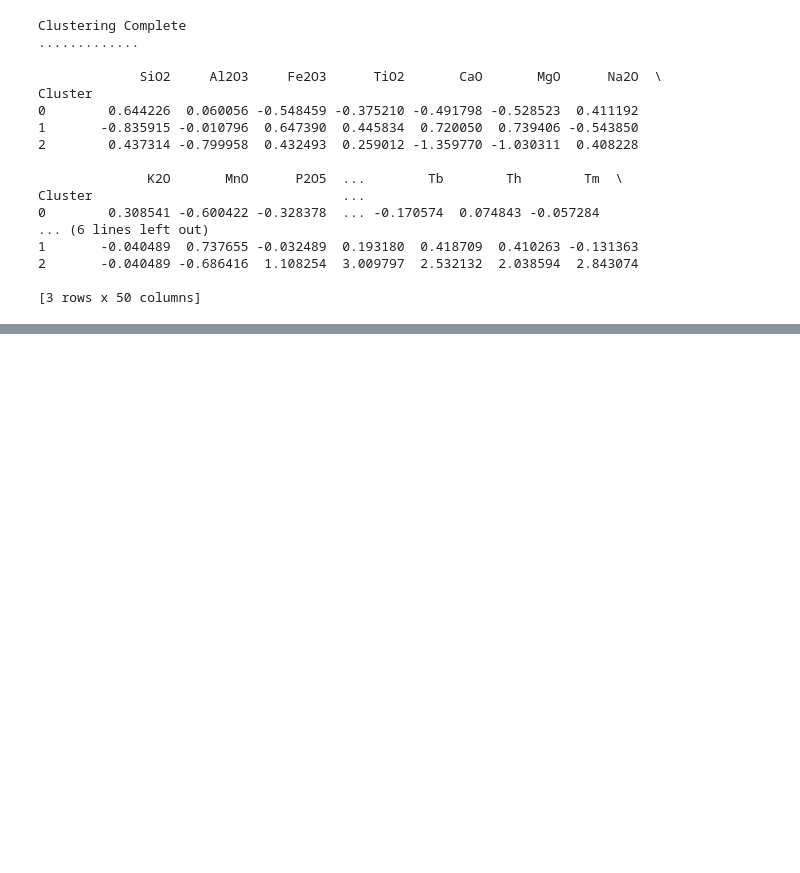
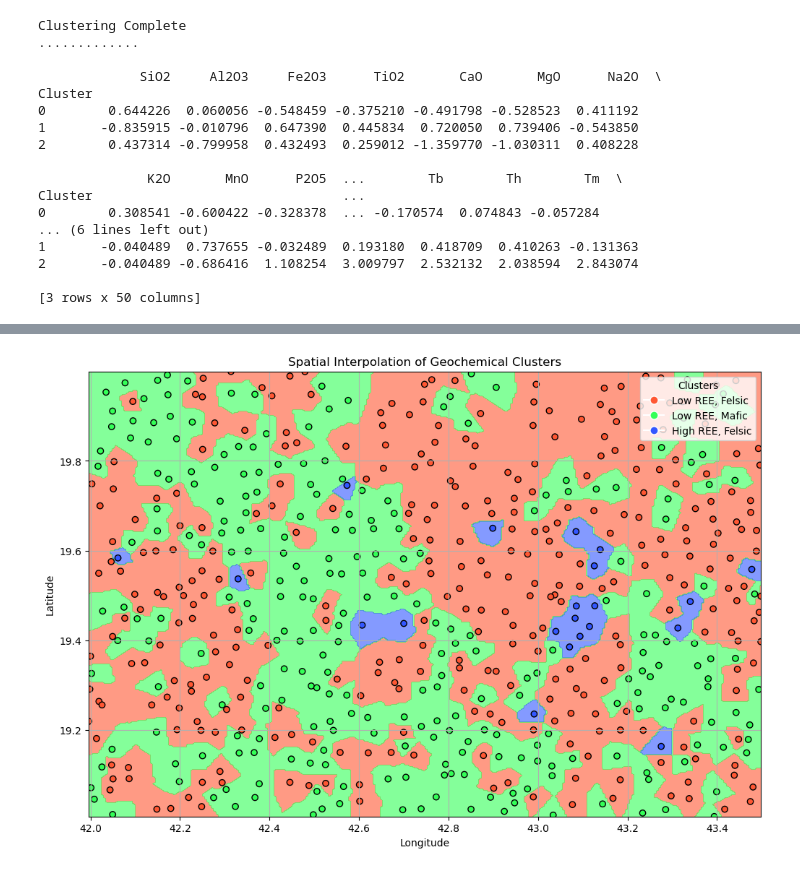
Before and after one commit to tyhowee/personal_code, a Jupyter notebook: data_analysis/saudi_data.ipynb, the cells around one changed output, grey strips where cells are left out. Saved outputs shown, nothing was run; the diff lists cells and outputs as text; code cells hidden in the pictures; blank space fills up the shorter version.

```diff
--- a/data_analysis/saudi_data.ipynb
+++ b/data_analysis/saudi_data.ipynb
@@ -398,0 +457,55 @@ gajhq_data_spatial = gajhq_data_spatial.apply(
+# %%
+# Extract spatial coordinates and cluster labels
+x = gajhq_geo_data["LONG"].values
+y = gajhq_geo_data["LAT"].values
+z = gajhq_geo_data["Cluster"].values  # Cluster labels
+
+# Define the grid for interpolation
+xi, yi = np.meshgrid(
+    np.linspace(x.min(), x.max(), 300),  # Adjust resolution
+    np.linspace(y.min(), y.max(), 300),
+)
+
+# Perform nearest neighbor interpolation
+zi = griddata((x, y), z, (xi, yi), method="nearest")
+
+# Use your custom colors for the clusters
+custom_cmap = ListedColormap([cluster_colors[i] for i in sorted(cluster_colors.keys())])
+
+# Plot the interpolated clusters
+plt.figure(figsize=(12, 8))
+plt.contourf(
+    xi,
+    yi,
+    zi,
+    levels=np.arange(len(cluster_colors) + 1) - 0.5,
+    cmap=custom_cmap,
+    alpha=0.6,
+)
+#plt.colorbar(ticks=range(len(cluster_colors)), label="Cluster")  # Add a colorbar
+plt.scatter(
+    x, y, c=z, cmap=custom_cmap, edgecolor="k", label="Sample Points"
+)  # Overlay sample points
+plt.xlabel("Longitude")
+plt.ylabel("Latitude")
+plt.title("Spatial Interpolation of Geochemical Clusters")
+plt.legend(
+    handles=[
+        plt.Line2D(
+            [0],
+            [0],
+            marker="o",
+            color="w",
+            label=cluster_names[cluster],
+            markersize=8,
+            markerfacecolor=color,
+        )
+        for cluster, color in cluster_colors.items()
+    ],
+    title="Clusters",
+    loc="upper right",
+)
+plt.grid()
+plt.show()
+# %% [output]
+[figure, added]
```
Also changed, not shown: parts of 4 cells of this notebook.
